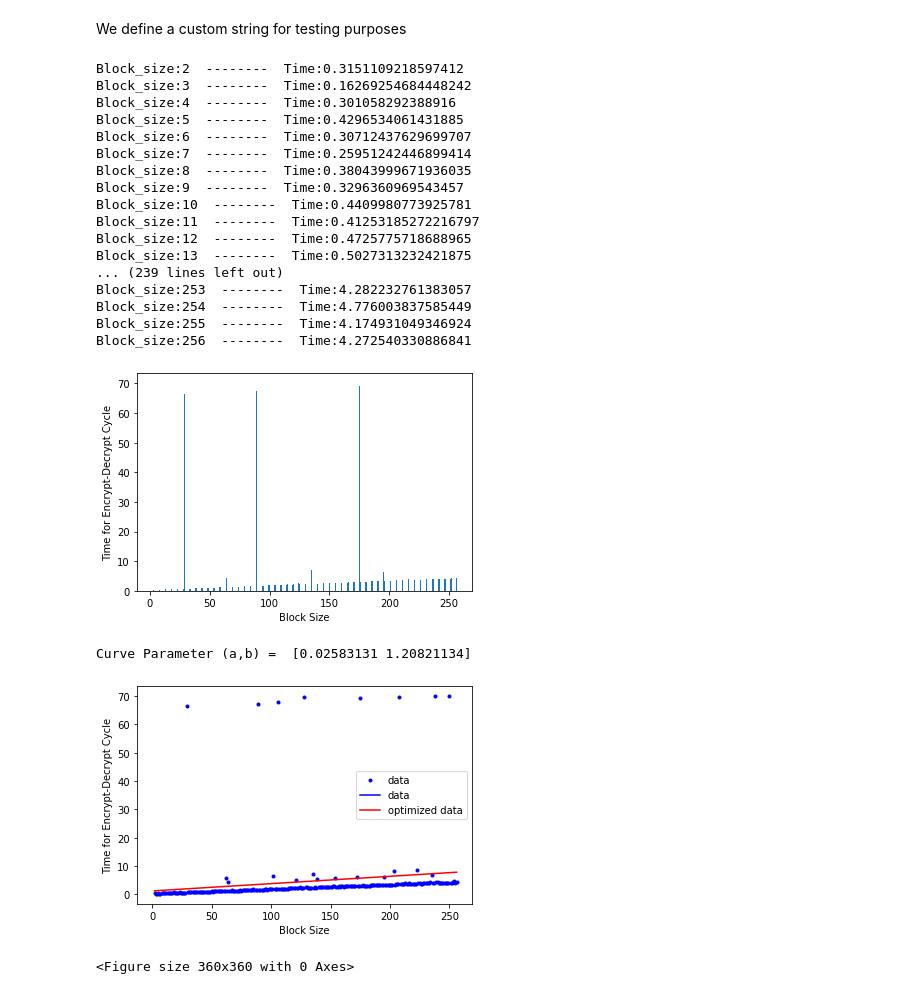
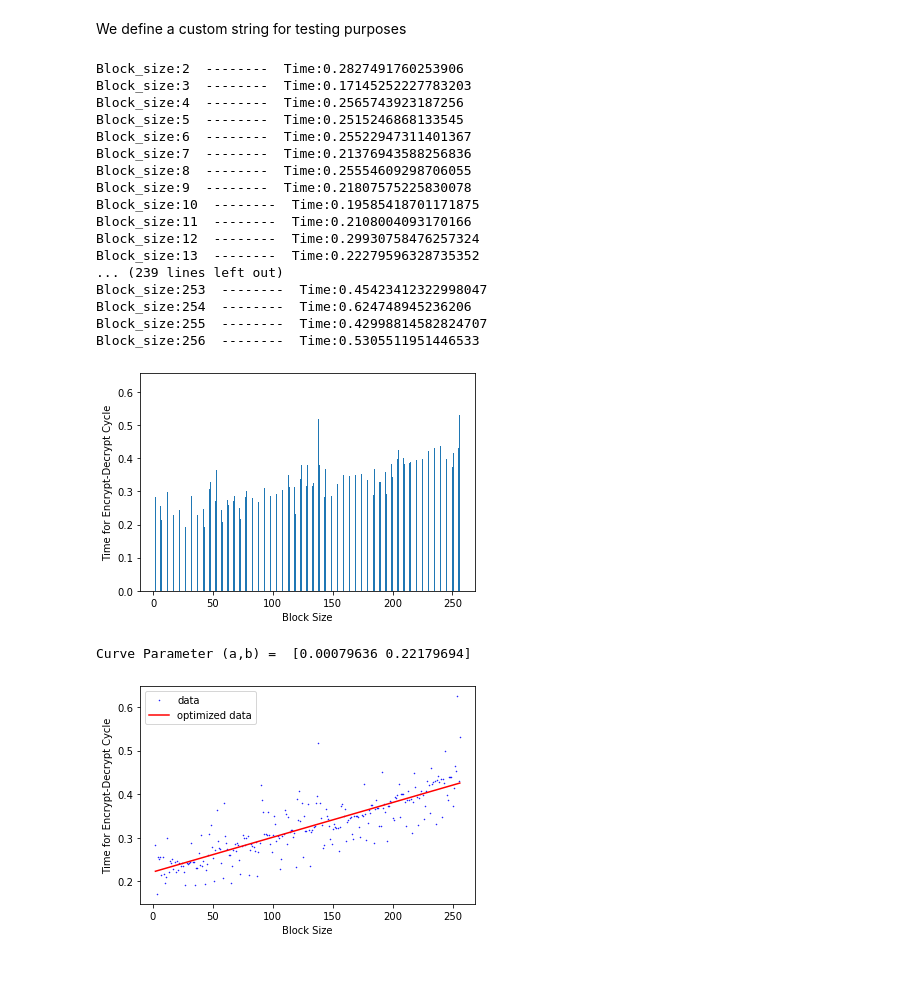
Before and after one commit to awnonbhowmik/MES, a Jupyter notebook: MES_benchmarks.ipynb, the cells around one changed output. Saved outputs shown, nothing was run; the diff lists cells and outputs as text; code cells hidden in the pictures.

```diff
--- a/MES_benchmarks.ipynb
+++ b/MES_benchmarks.ipynb
@@ -67,17 +68,11 @@ def encrypt_decrypt(plain_text,block_size):
     for chunk in ascii_chunks:
         cantor_reduced_list.append(reduced_ascii_chunks(chunk))
 
-    temp = []
-    for chunk in cantor_reduced_list:
-        for i in chunk:
-            temp.append(i)
-    lower_index = max(temp)
+    M = []
+    for i in range(1,block_size//2+1):
+        M.append(sympy.ntheory.generate.nextprime(33024,ith=i))
 
-    M = []
-    for i in range(block_size//2):
-        x = prime(random.randint(lower_index,lower_index+1000))
-        if x not in M:
-            M.append(x)
+    random.shuffle(M)
 
     # print('Private key generated : ',end='')
     # print(M)
@@ -137,23 +132,23 @@ for i in range(2, 257):
     t_lst.append(time_taken)
     print('Block_size:'+str(i)+"  --------  Time:"+str(time_taken))
 # %% [output]
-Block_size:2  --------  Time:0.3151109218597412
-Block_size:3  --------  Time:0.16269254684448242
-Block_size:4  --------  Time:0.301058292388916
-Block_size:5  --------  Time:0.4296534061431885
-Block_size:6  --------  Time:0.30712437629699707
-Block_size:7  --------  Time:0.25951242446899414
-Block_size:8  --------  Time:0.38043999671936035
-Block_size:9  --------  Time:0.3296360969543457
-Block_size:10  --------  Time:0.4409980773925781
-Block_size:11  --------  Time:0.41253185272216797
-Block_size:12  --------  Time:0.4725775718688965
-Block_size:13  --------  Time:0.5027313232421875
+Block_size:2  --------  Time:0.2827491760253906
+Block_size:3  --------  Time:0.17145252227783203
+Block_size:4  --------  Time:0.2565743923187256
+Block_size:5  --------  Time:0.2515246868133545
+Block_size:6  --------  Time:0.25522947311401367
+Block_size:7  --------  Time:0.21376943588256836
+Block_size:8  --------  Time:0.25554609298706055
+Block_size:9  --------  Time:0.21807575225830078
+Block_size:10  --------  Time:0.19585418701171875
+Block_size:11  --------  Time:0.2108004093170166
+Block_size:12  --------  Time:0.29930758476257324
+Block_size:13  --------  Time:0.22279596328735352
 ... (239 lines left out)
-Block_size:253  --------  Time:4.282232761383057
-Block_size:254  --------  Time:4.776003837585449
-Block_size:255  --------  Time:4.174931049346924
-Block_size:256  --------  Time:4.272540330886841
+Block_size:253  --------  Time:0.45423412322998047
+Block_size:254  --------  Time:0.624748945236206
+Block_size:255  --------  Time:0.42998814582824707
+Block_size:256  --------  Time:0.5305511951446533
 # %%
 x = np.arange(2,257)  # the label locations
 width = 0.25  # the width of the bars
@@ -165,28 +160,26 @@ plt.xlabel('Block Size')
 plt.ylabel('Time for Encrypt-Decrypt Cycle')
 plt.show()
 # %% [output]
-[figure, old version]
+[figure, new version]
 # %%
 from scipy import optimize
 
 def test_func(x, a, b):
     return x*a+b
 
 param, param_cov = optimize.curve_fit(test_func, x, t_lst)
 print('Curve Parameter (a,b) = ',param)
 ans = (param[0]*x+param[1])
 
-plt.plot(x, t_lst,'.',0.5, color ='blue', label ="data")
-plt.plot(x, ans,'-', color ='red', label ="optimized data")
+plt.plot(x, t_lst,'.', color ='blue', label ="data",markersize=1)
+plt.plot(x, ans, '-', color ='red', label ="optimized data")
 plt.xlabel('Block Size')
 plt.ylabel('Time for Encrypt-Decrypt Cycle')
 plt.legend()
-plt.figure(figsize=(5,5))
 plt.show()
 # %% [output]
-Curve Parameter (a,b) =  [0.02583131 1.20821134]
+Curve Parameter (a,b) =  [0.00079636 0.22179694]
-[figure, old version]
+[figure, new version]
-<Figure size 360x360 with 0 Axes>
 # %%
 plt.plot(x, t_lst)
 plt.xlabel('Block Size')
```
Also changed, not shown: parts of 2 cells of this notebook.
